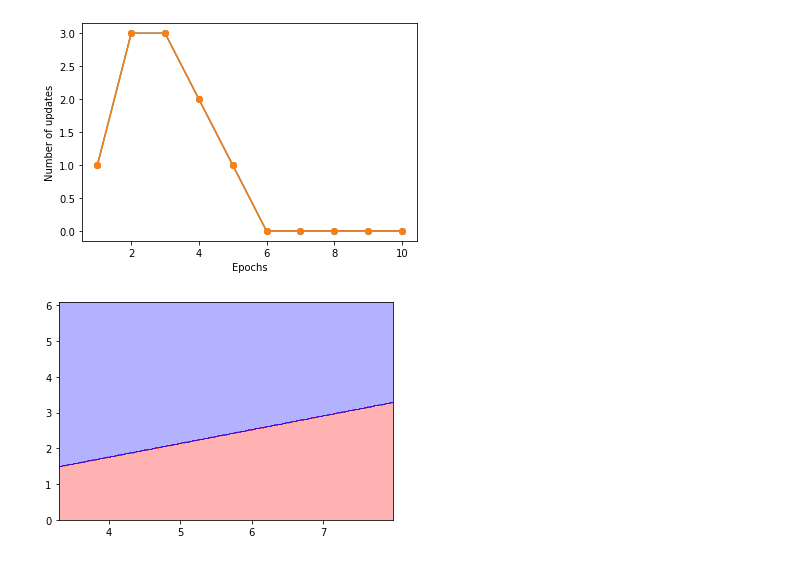
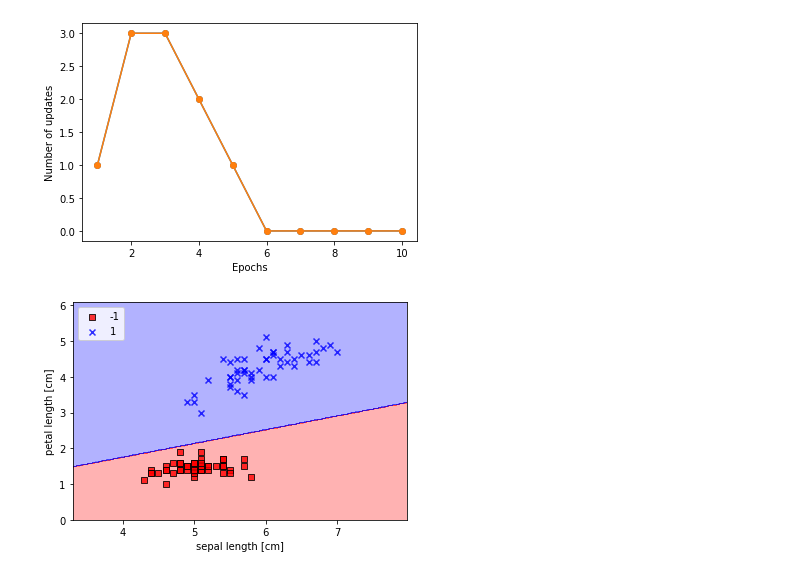
Before and after one commit to ivaturi/pythonml-raschka, a Jupyter notebook: chap2/perceptron.ipynb, the cells around one changed output. Saved outputs shown, nothing was run; the diff lists cells and outputs as text; code cells hidden in the pictures.

Commit message:
Perceptron - show decision regions with class data

```diff
--- a/chap2/perceptron.ipynb
+++ b/chap2/perceptron.ipynb
@@ -67,7 +67,16 @@ class Perceptron:
         plt.xlim(xx1.min(), xx1.max())
         plt.ylim(xx2.min(), xx2.max())
 
-
+        for idx,cl in enumerate(np.unique(y)):
+            plt.scatter(
+                x = X[y == cl, 0],
+                y = X[y == cl, 1],
+                alpha = 0.8,
+                c = colors[idx],
+                marker = markers[idx],
+                label = cl,
+                edgecolor = 'black'
+            )
 
     def predict_np(self, X):
         return np.where(self.net_input(X) >= 0, 1, -1)
@@ -118,7 +127,11 @@ p.fit(X, y)
 p.show_fitting_log()
 # %% [output]
 [figure]
-# %%
-p.show_decision_regions(X,y)
-# %% [output]
-[figure, removed]
+# %%
+p.show_decision_regions(X,y)
+plt.xlabel('sepal length [cm]')
+plt.ylabel('petal length [cm]')
+plt.legend(loc='upper left')
+plt.show()
+# %% [output]
+[figure, added]
```
